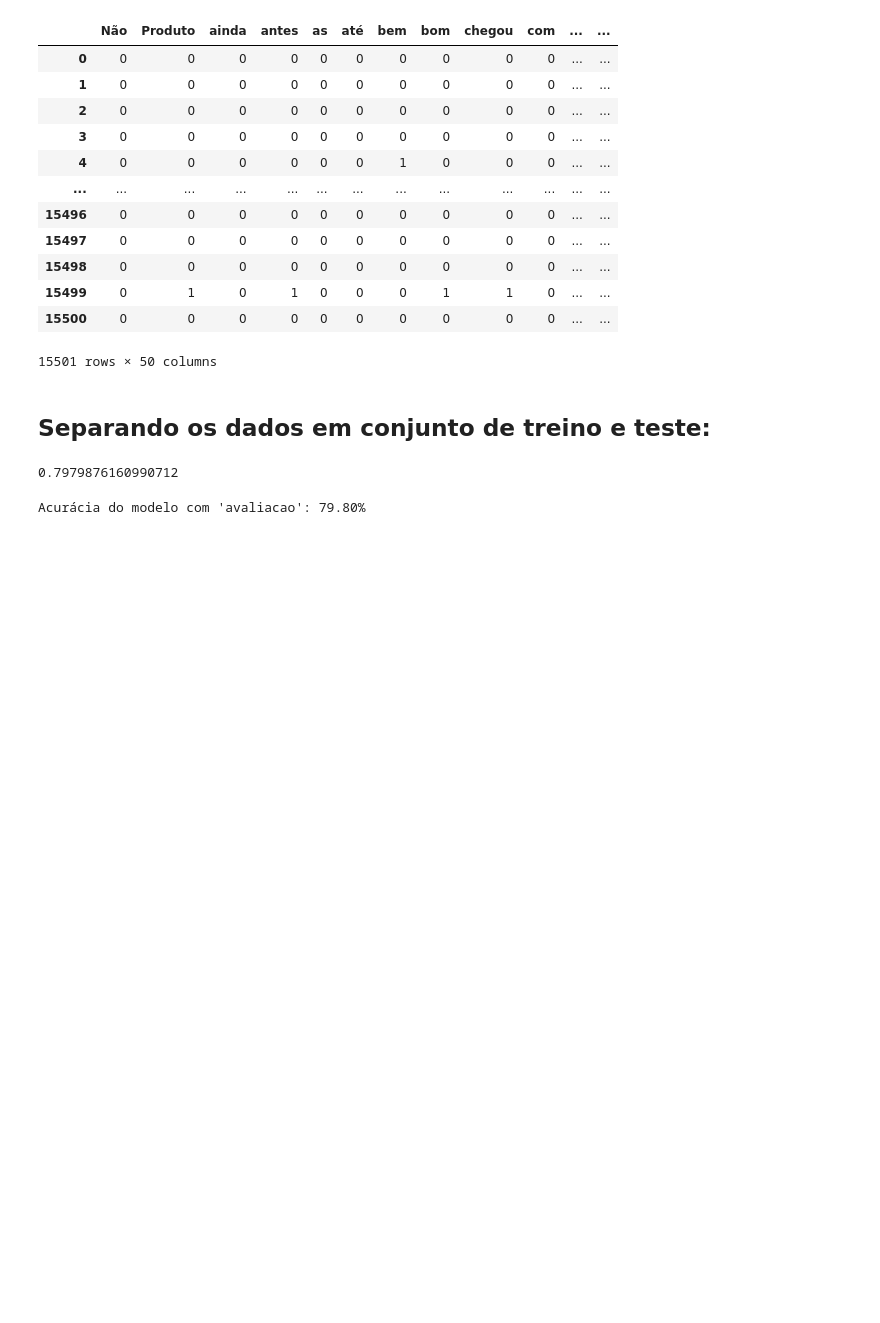
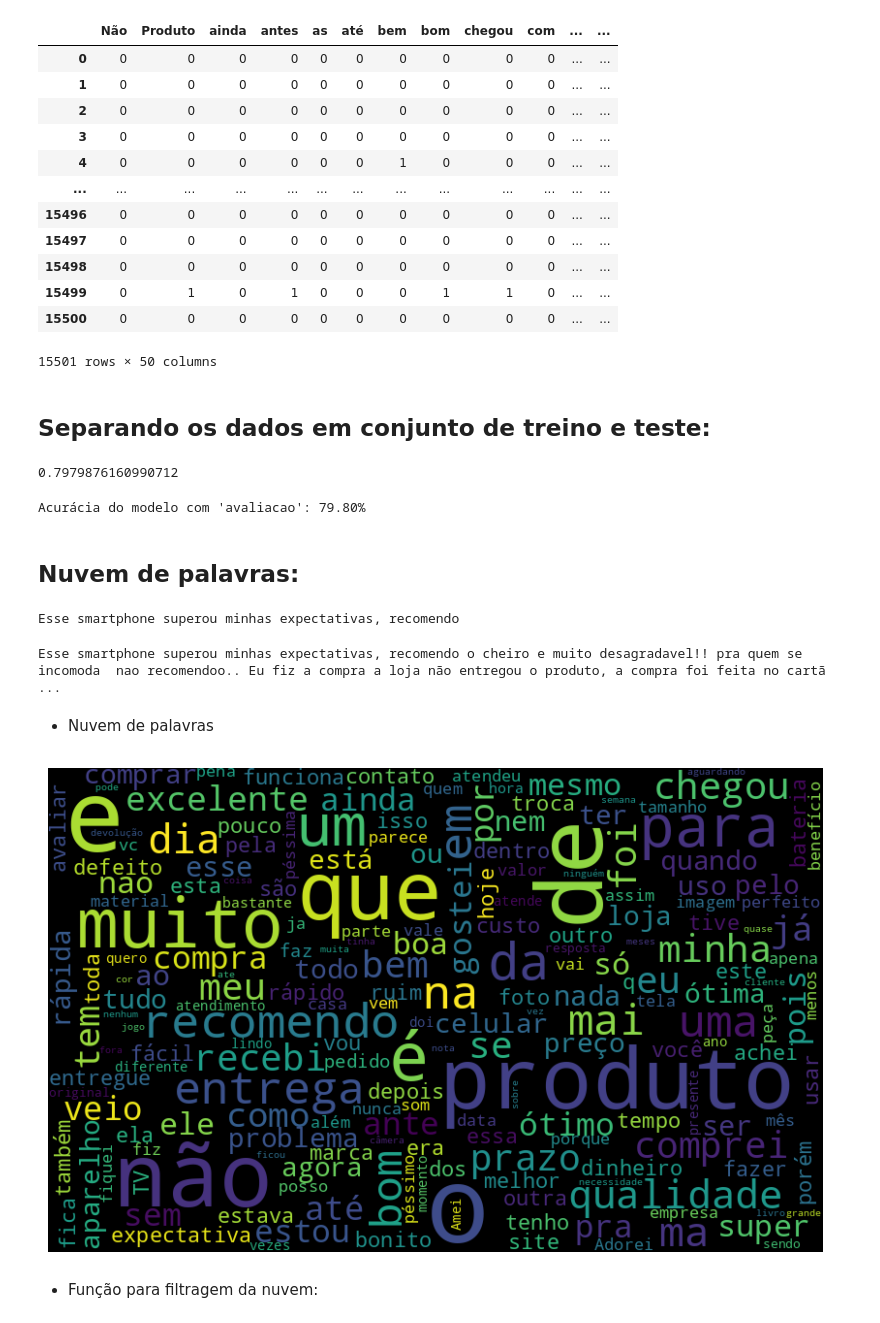
Before and after one commit to gabrieldantasoli/PLN, a Jupyter notebook: ALURA/NLP: aplicando processamento de linguagem natural para análise de sentimentos/sentiment_analysis.ipynb, the cells around one changed output. Drawn from its saved outputs; the diff is of its cells as text; code cells hidden in the pictures; blank space fills up the shorter version.

```diff
--- a/ALURA/NLP: aplicando processamento de linguagem natural para análise de sentimentos/sentiment_analysis.ipynb
+++ b/ALURA/NLP: aplicando processamento de linguagem natural para análise de sentimentos/sentiment_analysis.ipynb
@@ -132,3 +143,29 @@ def classificar_texto(texto, coluna_texto, coluna_classificacao):
 classificar_texto(df, 'avaliacao', 'sentimento')
 # %% [output]
 Acurácia do modelo com 'avaliacao': 79.80%
+# %% [markdown]
+## Nuvem de palavras:
+# %%
+all_words = [texto for texto in df.avaliacao]
+
+print(all_words[0])
+# %% [output]
+Esse smartphone superou minhas expectativas, recomendo
+# %%
+all_words_joined = ' '.join([texto for texto in df.avaliacao])
+
+print(all_words_joined)
+# %% [output]
+Esse smartphone superou minhas expectativas, recomendo o cheiro e muito desagradavel!! pra quem se incomoda  nao recomendoo.. Eu fiz a compra a loja não entregou o produto, a compra foi feita no cartã ...
+# %% [markdown]
+* Nuvem de palavras
+# %%
+wordcloud = WordCloud(width=800, height=500, max_font_size=110, collocations=False).generate(all_words_joined)
+plt.figure(figsize=(10,7))
+plt.imshow(wordcloud, interpolation='bilinear')
+plt.axis('off')
+plt.show()
+# %% [output]
+[figure, added]
+# %% [markdown]
+* Função para filtragem da nuvem:
```
Also changed, not shown: parts of 21 cells of this notebook, 1 other file.
